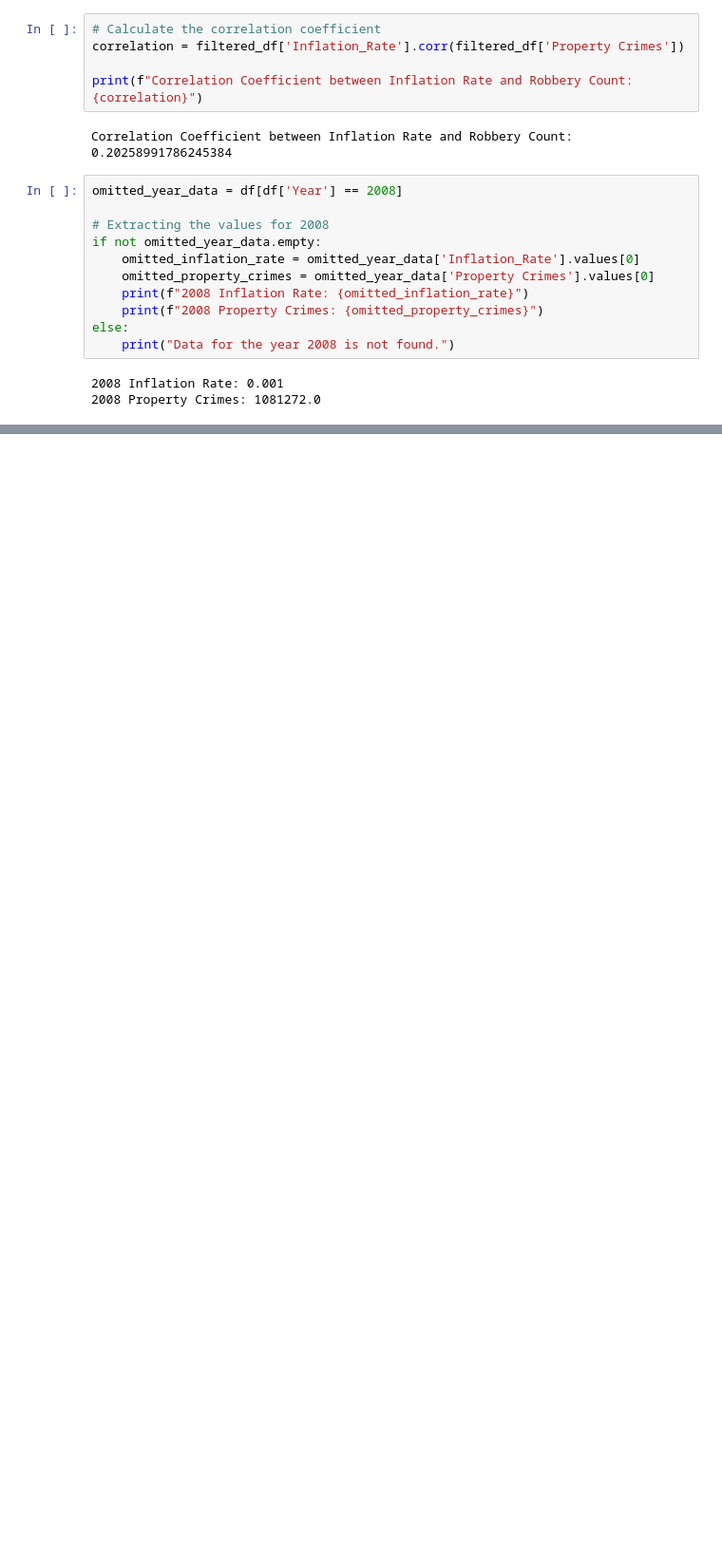
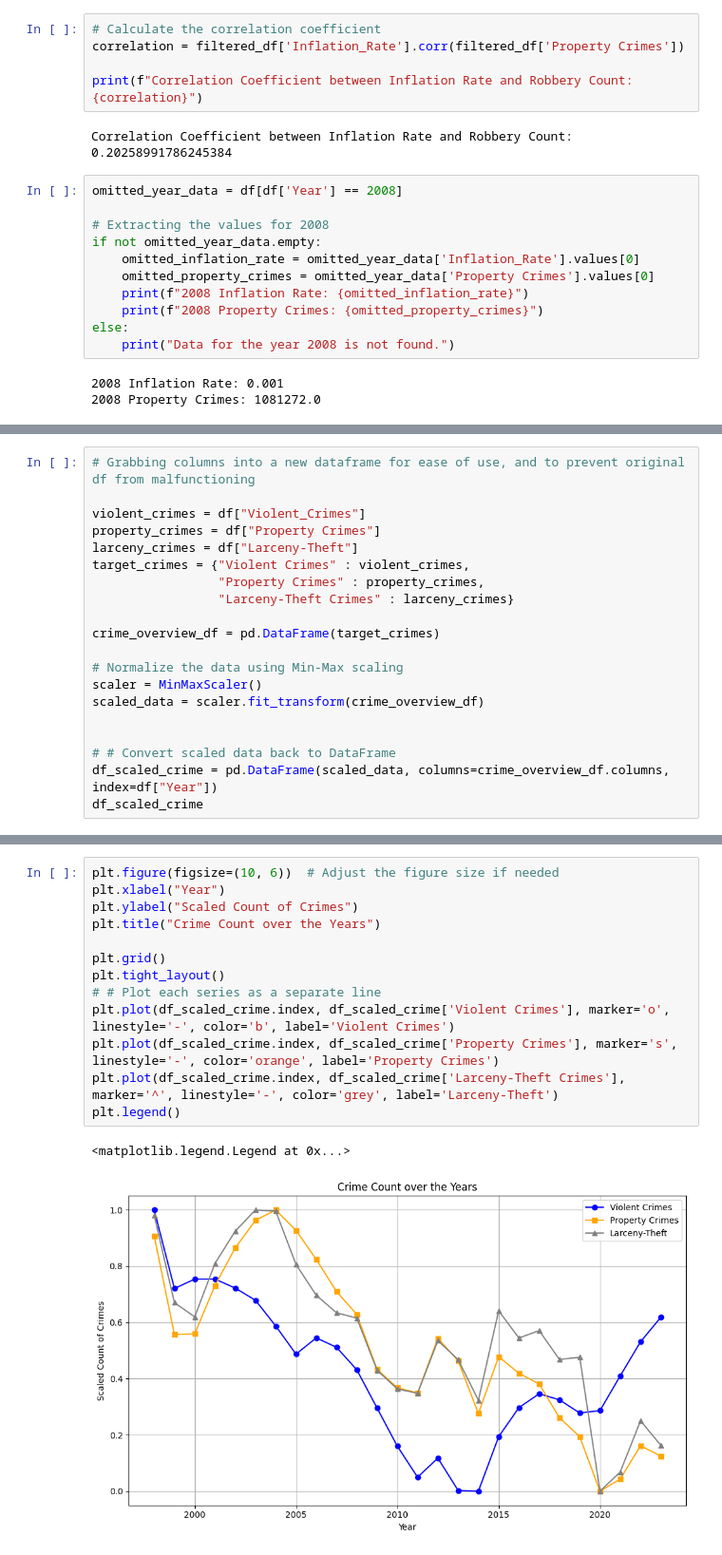
Before and after one commit to EdGonz44/Crime-Chronicles-Inflation-in-the-Golden-State, a Jupyter notebook: group_project/VisualizationData.ipynb, the cells around one changed output, grey strips where cells are left out. Shown at 95% size. Drawn from its saved outputs; the diff is of its cells as text; blank space fills up the shorter version.

Commit message:
Moved working code into main script

```diff
--- a/group_project/VisualizationData.ipynb
+++ b/group_project/VisualizationData.ipynb
@@ -674,0 +700,20 @@ else:
+# %%
+# Grabbing columns into a new dataframe for ease of use, and to prevent original df from malfunctioning
+
+violent_crimes = df["Violent_Crimes"]
+property_crimes = df["Property Crimes"]
+larceny_crimes = df["Larceny-Theft"]
+target_crimes = {"Violent Crimes" : violent_crimes,
+                 "Property Crimes" : property_crimes,
+                 "Larceny-Theft Crimes" : larceny_crimes}
+
+crime_overview_df = pd.DataFrame(target_crimes)
+
+# Normalize the data using Min-Max scaling
+scaler = MinMaxScaler()
+scaled_data = scaler.fit_transform(crime_overview_df)
+
+
+# # Convert scaled data back to DataFrame
+df_scaled_crime = pd.DataFrame(scaled_data, columns=crime_overview_df.columns, index=df["Year"])
+df_scaled_crime
@@ -674,0 +739,16 @@ else:
+# %%
+plt.figure(figsize=(10, 6))  # Adjust the figure size if needed
+plt.xlabel("Year")
+plt.ylabel("Scaled Count of Crimes")
+plt.title("Crime Count over the Years")
+
+plt.grid()
+plt.tight_layout()
+# # Plot each series as a separate line
+plt.plot(df_scaled_crime.index, df_scaled_crime['Violent Crimes'], marker='o', linestyle='-', color='b', label='Violent Crimes')
+plt.plot(df_scaled_crime.index, df_scaled_crime['Property Crimes'], marker='s', linestyle='-', color='orange', label='Property Crimes')
+plt.plot(df_scaled_crime.index, df_scaled_crime['Larceny-Theft Crimes'], marker='^', linestyle='-', color='grey', label='Larceny-Theft')
+plt.legend()
+# %% [output]
+<matplotlib.legend.Legend at 0x...>
+[figure, added]
```
Also changed, not shown: parts of 10 cells of this notebook.
